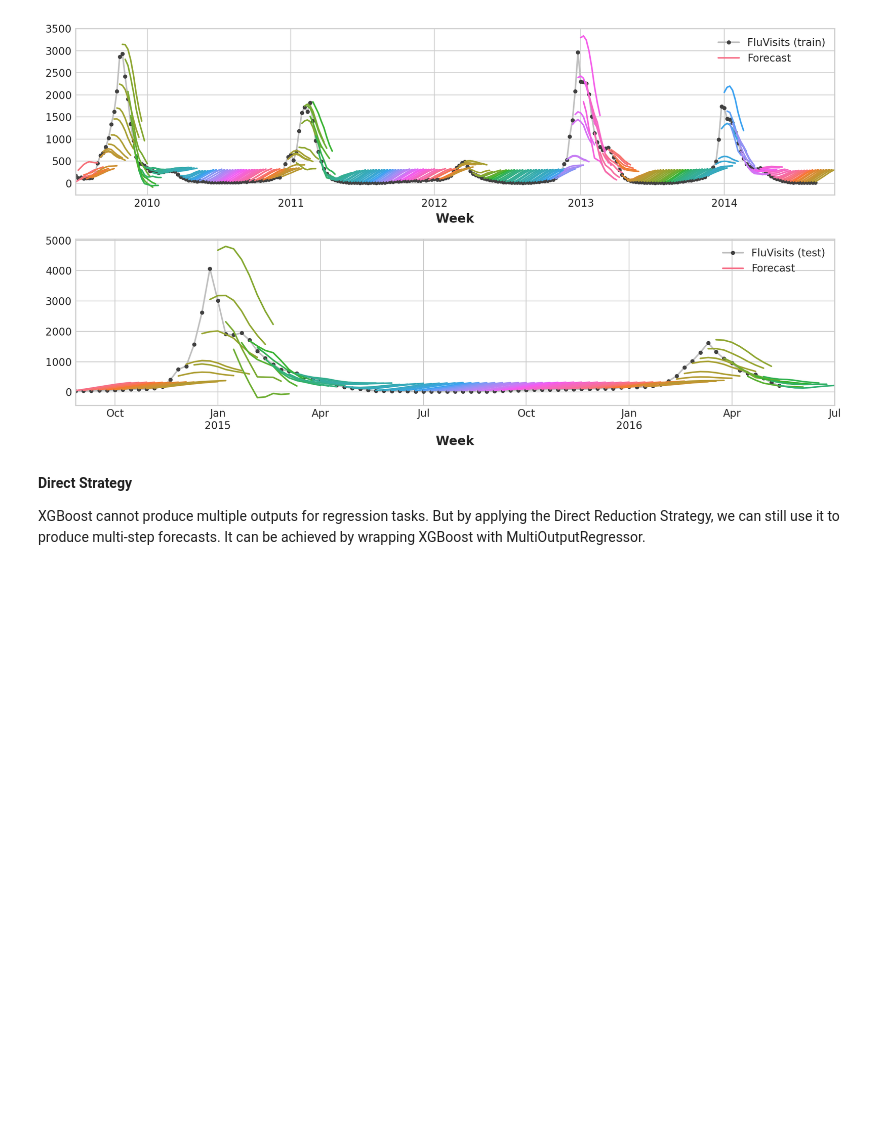
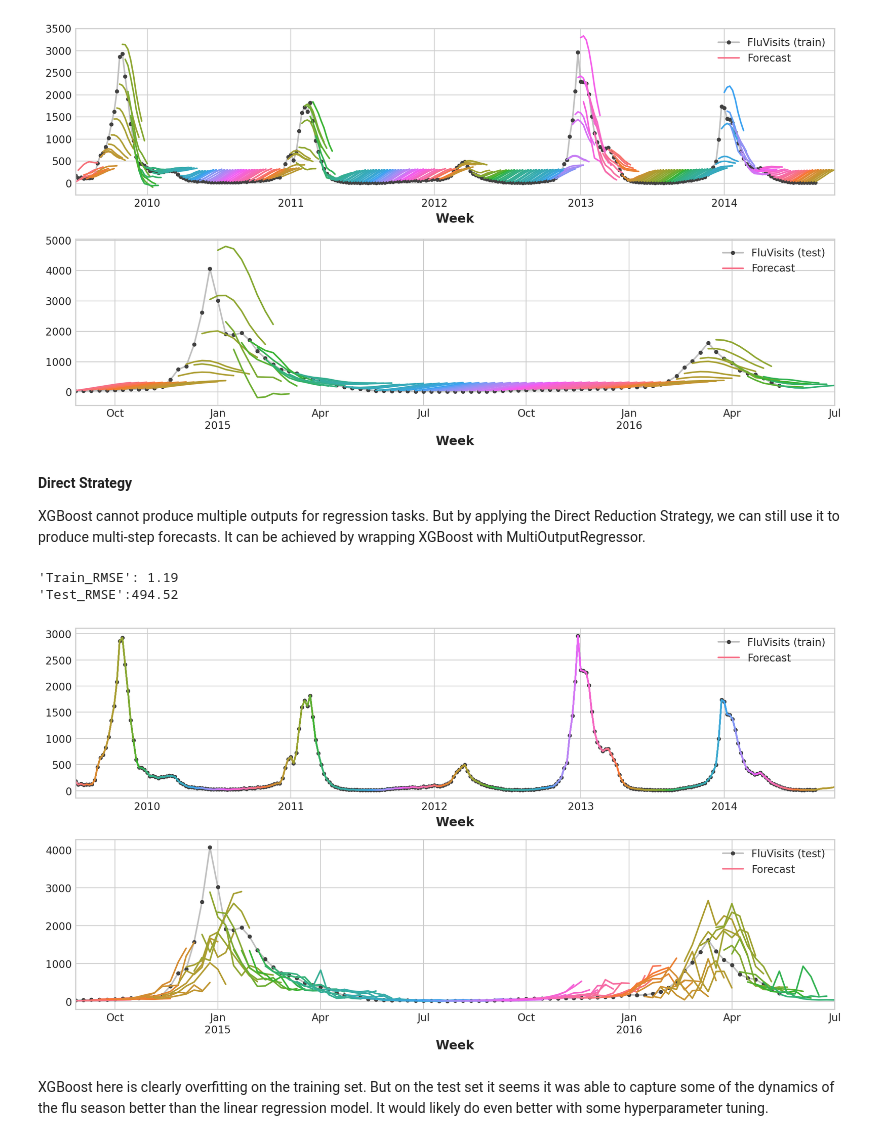
Before and after one commit to Eva088/Time-Series-Forecasting, a Jupyter notebook: Time Series Forecasting/Data&Files/Flu Trends-ForecastingWithMachineLearning.ipynb, the cells around one changed output. Drawn from its saved outputs; the diff is of its cells as text; code cells hidden in the pictures; blank space fills up the shorter version.

Commit message:
Created an XGBRegressor model wrapped by MultiOutputRegressor

```diff
--- a/Time Series Forecasting/Data&Files/Flu Trends-ForecastingWithMachineLearning.ipynb
+++ b/Time Series Forecasting/Data&Files/Flu Trends-ForecastingWithMachineLearning.ipynb
@@ -131,3 +131,29 @@ Test_RMSE:582.33
 **Direct Strategy**
 
 XGBoost cannot produce multiple outputs for regression tasks. But by applying the Direct Reduction Strategy, we can still use it to produce multi-step forecasts. It can be achieved by wrapping XGBoost with MultiOutputRegressor.
+# %%
+from sklearn.multioutput import MultiOutputRegressor
+model = MultiOutputRegressor(XGBRegressor())
+model.fit(X_train, y_train)
+
+y_fit = pd.DataFrame(model.predict(X_train), index = X_train.index, columns = y.columns)
+y_pred = pd.DataFrame(model.predict(X_test), index = X_test.index, columns = y.columns)
+# %%
+train_rmse = mean_squared_error(y_train, y_fit,squared=False)
+test_rmse = mean_squared_error(y_test, y_pred, squared = False)
+print(f"'Train_RMSE': {train_rmse:.2f}\n" f"'Test_RMSE':{test_rmse:.2f}")
+
+palette = dict(palette='husl', n_colors=64)
+fig, (ax1, ax2) = plt.subplots(2, 1, figsize=(11, 6))
+ax1 = flu_trends.FluVisits[y_fit.index].plot(**plot_params, ax=ax1)
+ax1 = plot_multistep(y_fit, ax=ax1, palette_kwargs=palette)
+_ = ax1.legend(['FluVisits (train)', 'Forecast'])
+ax2 = flu_trends.FluVisits[y_pred.index].plot(**plot_params, ax=ax2)
+ax2 = plot_multistep(y_pred, ax=ax2, palette_kwargs=palette)
+_ = ax2.legend(['FluVisits (test)', 'Forecast'])
+# %% [output]
+'Train_RMSE': 1.19
+'Test_RMSE':494.52
+[figure, added]
+# %% [markdown]
+XGBoost here is clearly overfitting on the training set. But on the test set it seems it was able to capture some of the dynamics of the flu season better than the linear regression model. It would likely do even better with some hyperparameter tuning.
```
